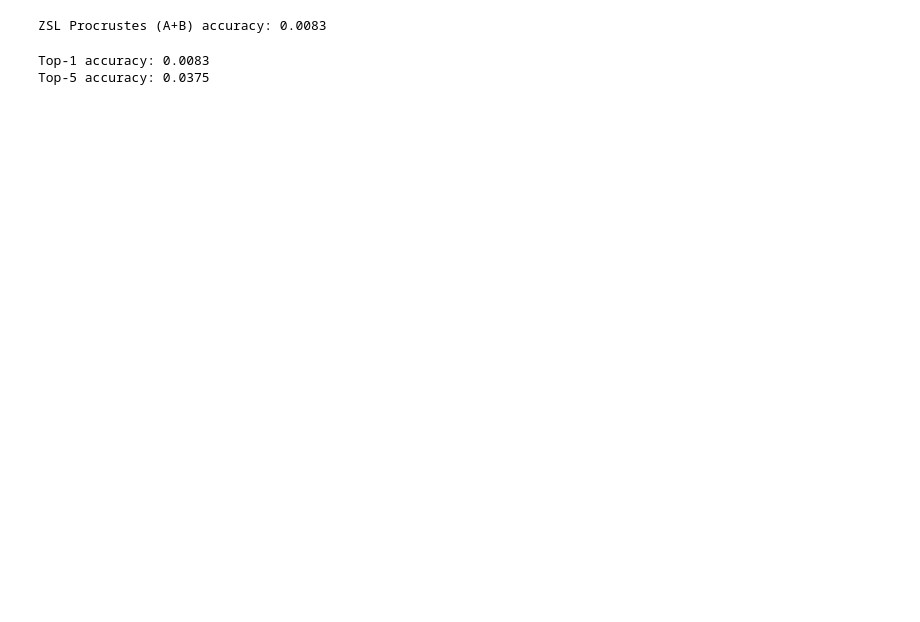
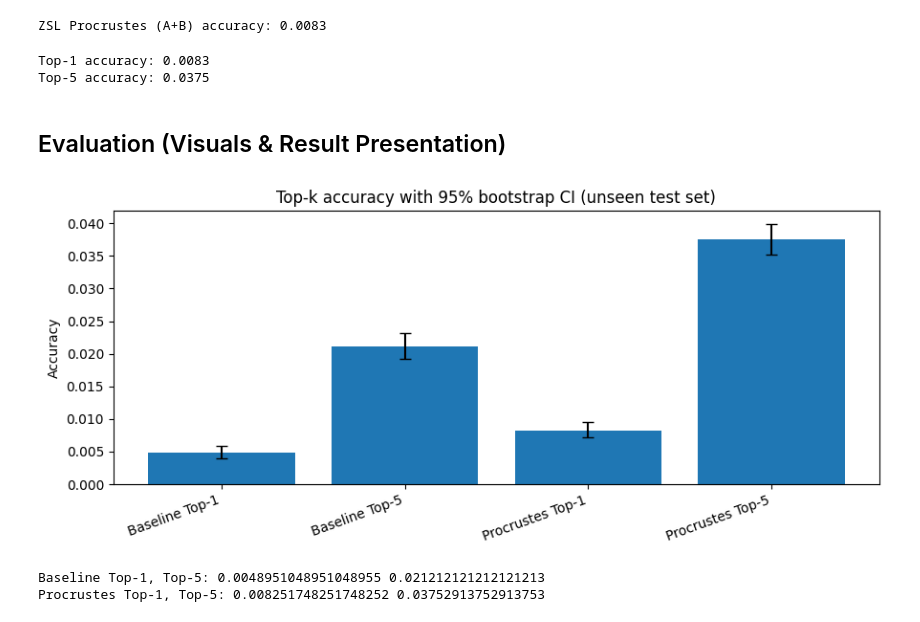
Before and after one commit to ankithr47/ML-Coursework, a Jupyter notebook: models.ipynb, the cells around one changed output. Saved outputs shown, nothing was run; the diff lists cells and outputs as text; code cells hidden in the pictures; blank space fills up the shorter version.

Commit message:
finalised code for analysis and models

```diff
--- a/models.ipynb
+++ b/models.ipynb
@@ -467,10 +334,6 @@ def l2_normalize(x, axis=-1, eps=1e-12):
     return x / (n + eps)
 
 class ProcrustesRefiner:
-    """
-    Orthogonal Procrustes:  min_W ||XW - Y||_F  s.t. W^T W = I
-    Geometry-preserving linear refinement from EEG space -> semantic space.
-    """
     def __init__(self, center=True, temperature=1.0):
         self.center = center
         self.temperature = temperature
@@ -482,7 +345,6 @@ class ProcrustesRefiner:
         X = np.asarray(X, dtype=np.float64)
         y = np.asarray(y).reshape(-1).astype(int)
 
-        # Y: semantic prototype per training sample label
         Y = np.stack([proto_matrix_all[label_to_row[int(yy)]] for yy in y], axis=0).astype(np.float64)
 
         if self.center:
@@ -495,7 +357,7 @@ class ProcrustesRefiner:
             self.mu_y = np.zeros((1, Y.shape[1]))
             Xc, Yc = X, Y
 
-        # closed-form orthogonal map via SVD of cross-covariance
+        #closed form orthogonal map
         M = Xc.T @ Yc
         U, _, Vt = np.linalg.svd(M, full_matrices=False)
         self.W = U @ Vt
@@ -585,3 +434,5 @@ print(f"Top-5 accuracy: {top5:.4f}")
 # %% [output]
 Top-1 accuracy: 0.0083
 Top-5 accuracy: 0.0375
+# %% [markdown]
+## Evaluation (Visuals & Result Presentation)
@@ -587,0 +499,11 @@ Top-5 accuracy: 0.0375
+# %%
+y_true = y_unseen.numpy().reshape(-1).astype(int)
+class_labels = np.array(unseen_classes, dtype=int)
+
+compare_models_barplot(y_true, class_labels, S, sims)
+print("Baseline Top-1, Top-5:", topk_acc(S, y_true, class_labels, 1), topk_acc(S, y_true, class_labels, 5))
+print("Procrustes Top-1, Top-5:", topk_acc(sims, y_true, class_labels, 1), topk_acc(sims, y_true, class_labels, 5))
+# %% [output]
+[figure, added]
+Baseline Top-1, Top-5: 0.0048951048951048955 0.021212121212121213
+Procrustes Top-1, Top-5: 0.008251748251748252 0.03752913752913753
```
Also changed, not shown: parts of 30 cells of this notebook, 1 other file.
